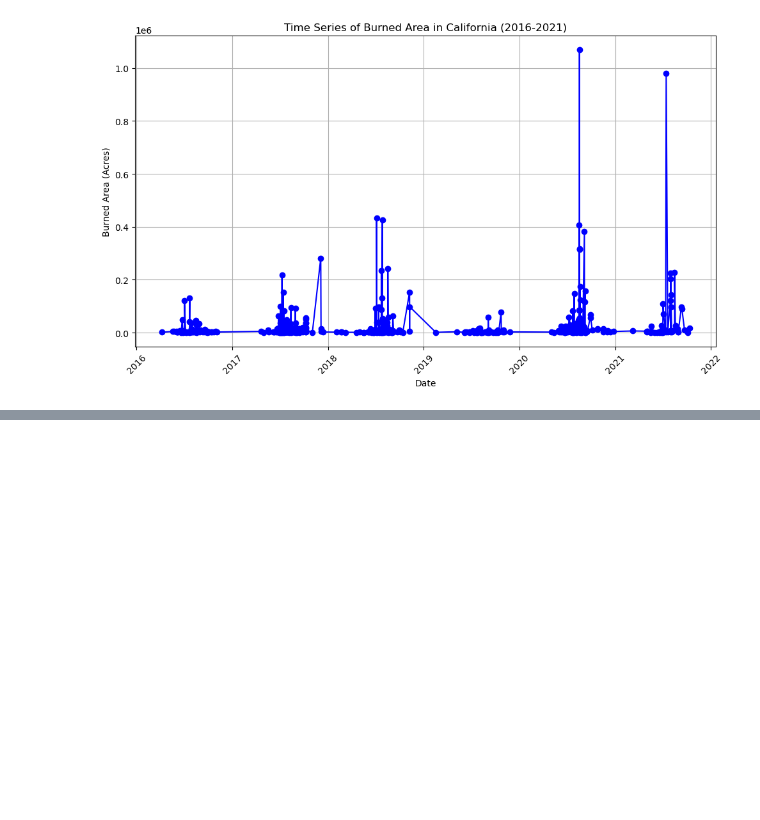
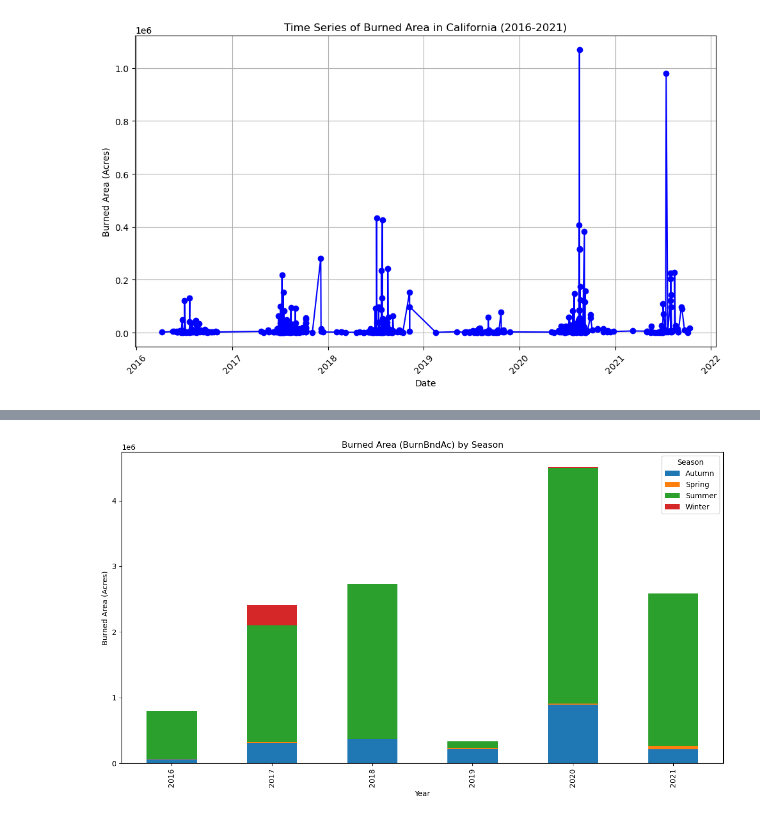
Before and after one commit to bikal3/geog313-final-project, a Jupyter notebook: mtbs_example.ipynb, the cells around one changed output, grey strips where cells are left out. Cells and saved outputs as stored; diff of their text form; code cells hidden in the pictures; blank space fills up the shorter version.

Commit message:
plot burned area by seasonality

```diff
--- a/mtbs_example.ipynb
+++ b/mtbs_example.ipynb
@@ -61,0 +78,37 @@ else:
+# %%
+
+def get_season(month):
+    """Returns the season for a given month."""
+    if month in [12, 1, 2]:
+        return 'Winter'
+    elif month in [3, 4, 5]:
+        return 'Spring'
+    elif month in [6, 7, 8]:
+        return 'Summer'
+    else:
+        return 'Autumn'
+
+# Function to plot BurnBndAc by seasonality
+def plot_burned_area_by_season(df):
+    if df.empty:
+        print("No data available to plot.")
+        return
+
+    # Add Year and Season columns
+    df['Year'] = df['Date'].dt.year
+    df['Season'] = df['Date'].dt.month.apply(get_season)
+
+    # Group by Year and Season and sum the burned area
+    season_summary = df.groupby(['Year', 'Season'])['BurnBndAc'].sum().reset_index()
+
+    # Pivot for easier plotting
+    pivot_df = season_summary.pivot(index='Year', columns='Season', values='BurnBndAc').fillna(0)
+
+    # Plot the data
+    pivot_df.plot(kind='bar', stacked=True, figsize=(12, 7))
+    plt.title('Burned Area (BurnBndAc) by Season')
+    plt.xlabel('Year')
+    plt.ylabel('Burned Area (Acres)')
+    plt.legend(title='Season')
+    plt.tight_layout()
+    plt.show()
@@ -61,0 +141,5 @@ else:
+# %%
+# df = get_mtbs_time_series_by_Ig_date(bbox, start_date, end_date)
+plot_burned_area_by_season(df)
+# %% [output]
+[figure, added]
```
Also changed, not shown: parts of 5 cells of this notebook.
